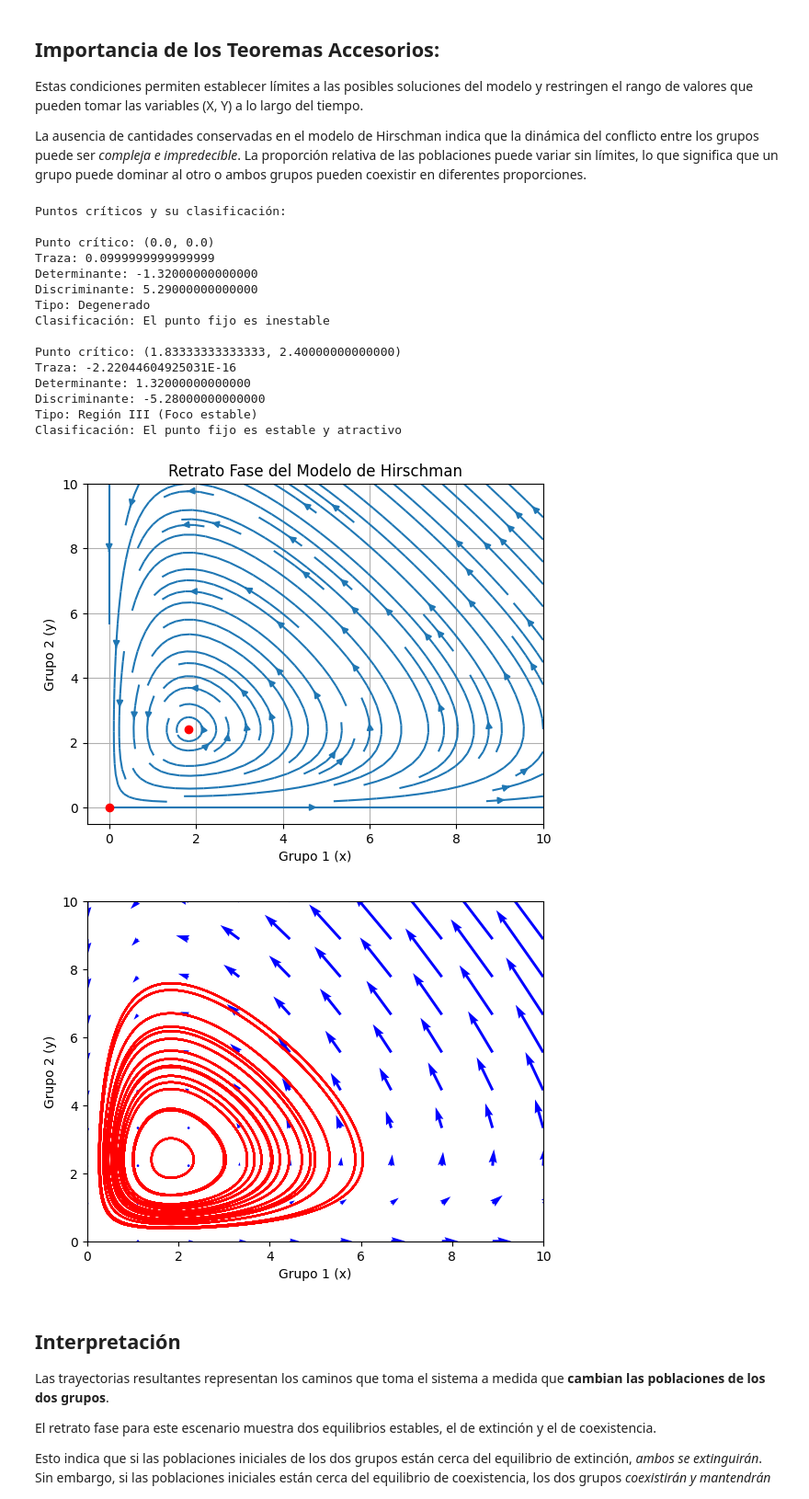
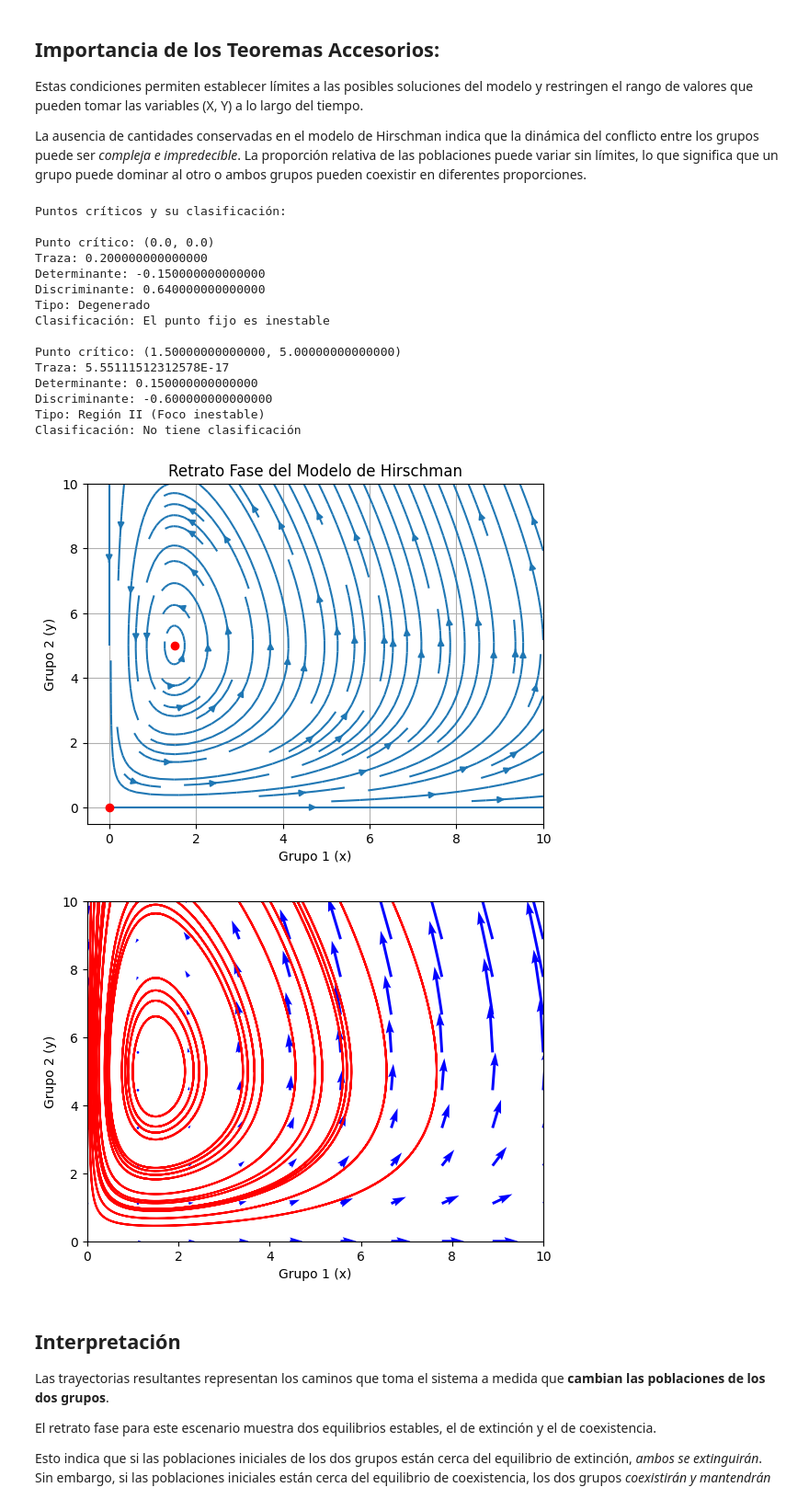
Before and after one commit to DesireeHc/EcuacionesDiferenciales, a Jupyter notebook: Modelo_de_Lucha_entre_dos_Grupos.ipynb, the cells around one changed output. Shown: that part at 92% size. Saved outputs shown, nothing was run; the diff lists cells and outputs as text; code cells hidden in the pictures.

```diff
--- a/Modelo_de_Lucha_entre_dos_Grupos.ipynb
+++ b/Modelo_de_Lucha_entre_dos_Grupos.ipynb
@@ -163,7 +188,7 @@ from scipy.integrate import odeint  # Para integrar ecuaciones diferenciales ord
 
 # Definir símbolos y parámetros
 x, y = sym.symbols('x y')
-a, b, c, d = 1.2, 0.5, 1.1, 0.6 # Valores de ejemplo para los parámetros
+a, b, c, d = .5, 0.1, .3, 0.2 # Valores de ejemplo para los parámetros
 
 # Definir las ecuaciones del modelo de Lucha entre dos Grupos (Hirschman)
 dx_dt = a * x - b * x * y
@@ -255,44 +280,44 @@ plt.show()
 def grafica(func):
     ts = np.linspace(0, 50, 1000)
     ic = np.linspace(1, 5, 4)
     for r in ic:
         for s in ic:
             x0 = [r, s]
             xs = odeint(func, x0, ts, args=(a, b, c, d))
             plt.plot(xs[:, 0], xs[:, 1], "r-")
 
     plt.xlabel('Grupo 1 (x)', fontsize=10)
     plt.ylabel('Grupo 2 (y)', fontsize=10)
     plt.tick_params(labelsize=10)
     plt.xlim(0, 10)
     plt.ylim(0, 10)
 
     X, Y = np.mgrid[0:10:10j, 0:10:10j]
     u = a * X - b * X * Y
     v = -c * Y + d * X * Y
     plt.quiver(X, Y, u, v, color='b')
     plt.show()
 
 # Ejecutar la gráfica de trayectorias
 grafica(hirschman)
 # %% [output]
 Puntos críticos y su clasificación:
 
 Punto crítico: (0.0, 0.0)
-Traza: 0.0999999999999999
-Determinante: -1.32000000000000
-Discriminante: 5.29000000000000
+Traza: 0.200000000000000
+Determinante: -0.150000000000000
+Discriminante: 0.640000000000000
 Tipo: Degenerado
 Clasificación: El punto fijo es inestable
 
-Punto crítico: (1.83333333333333, 2.40000000000000)
-Traza: -2.22044604925031E-16
-Determinante: 1.32000000000000
-Discriminante: -5.28000000000000
-Tipo: Región III (Foco estable)
-Clasificación: El punto fijo es estable y atractivo
+Punto crítico: (1.50000000000000, 5.00000000000000)
+Traza: 5.55111512312578E-17
+Determinante: 0.150000000000000
+Discriminante: -0.600000000000000
+Tipo: Región II (Foco inestable)
+Clasificación: No tiene clasificación
-[figure, old version]
+[figure, new version]
-[figure, old version]
+[figure, new version]
 # %% [markdown]
 ## Interpretación
 
```
Also changed, not shown: parts of 1 cell of this notebook.
